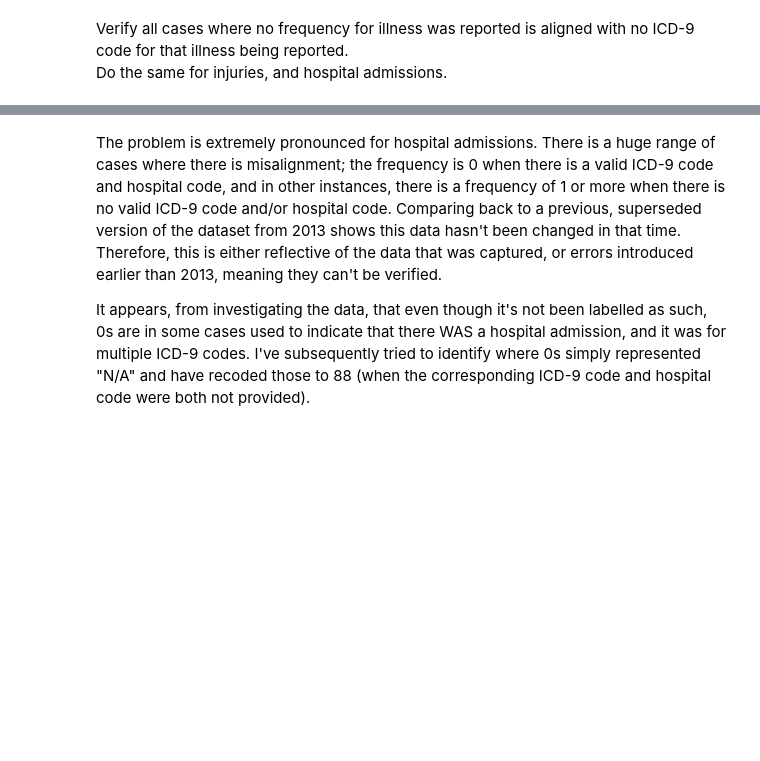
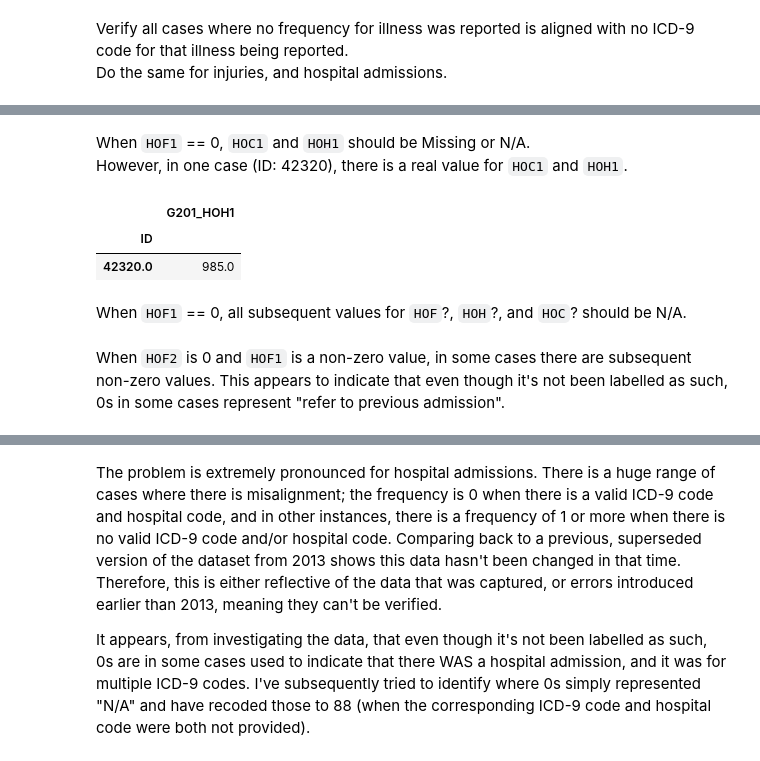
Before and after one commit to matt-humphrey/Injuries-and-Incidents, a Jupyter notebook: notebooks/g201.ipynb, the cells around one changed output, grey strips where cells are left out. Drawn from its saved outputs; the diff is of its cells as text; code cells hidden in the pictures; blank space fills up the shorter version.

```diff
--- a/notebooks/g201.ipynb
+++ b/notebooks/g201.ipynb
@@ -202,0 +255,14 @@ test_eq(np.where(df["G201_IF1"] == 88), np.where(df["G201_IC1"] == "88888"))
+# %% [markdown]
+When `HOF1` == 0, `HOC1` and `HOH1` should be Missing or N/A.
+However, in one case (ID: 42320), there is a real value for `HOC1` and `HOH1`.
+# %%
+# assert np.all(df.loc[df['G201_HOF1'] == 0, ["G201_HOC1"]] == "88888")
+# assert np.all(df.loc[df['G201_HOF1'] == 0, ["G201_HOH1"]] == 0)
+df.loc[(df['G201_HOF1'] == 0) & (df["G201_HOC1"] != "88888"), ["G201_HOC1"]]
+df.loc[(df['G201_HOF1'] == 0) & (df["G201_HOH1"] != 0), ["G201_HOH1"]]
+# %% [output]
+|  | G201_HOH1 |
+| ID |  |
+| 42320.0 | 985.0 |
+# %% [markdown]
+When `HOF1` == 0, all subsequent values for `HOF`?, `HOH`?, and `HOC`? should be N/A.
@@ -202,0 +277,3 @@ test_eq(np.where(df["G201_IF1"] == 88), np.where(df["G201_IC1"] == "88888"))
+# %% [markdown]
+When `HOF2` is 0 and `HOF1` is a non-zero value, in some cases there are subsequent non-zero values.
+This appears to indicate that even though it's not been labelled as such, 0s in some cases represent "refer to previous admission".
```
Also changed, not shown: parts of 40 cells of this notebook.
